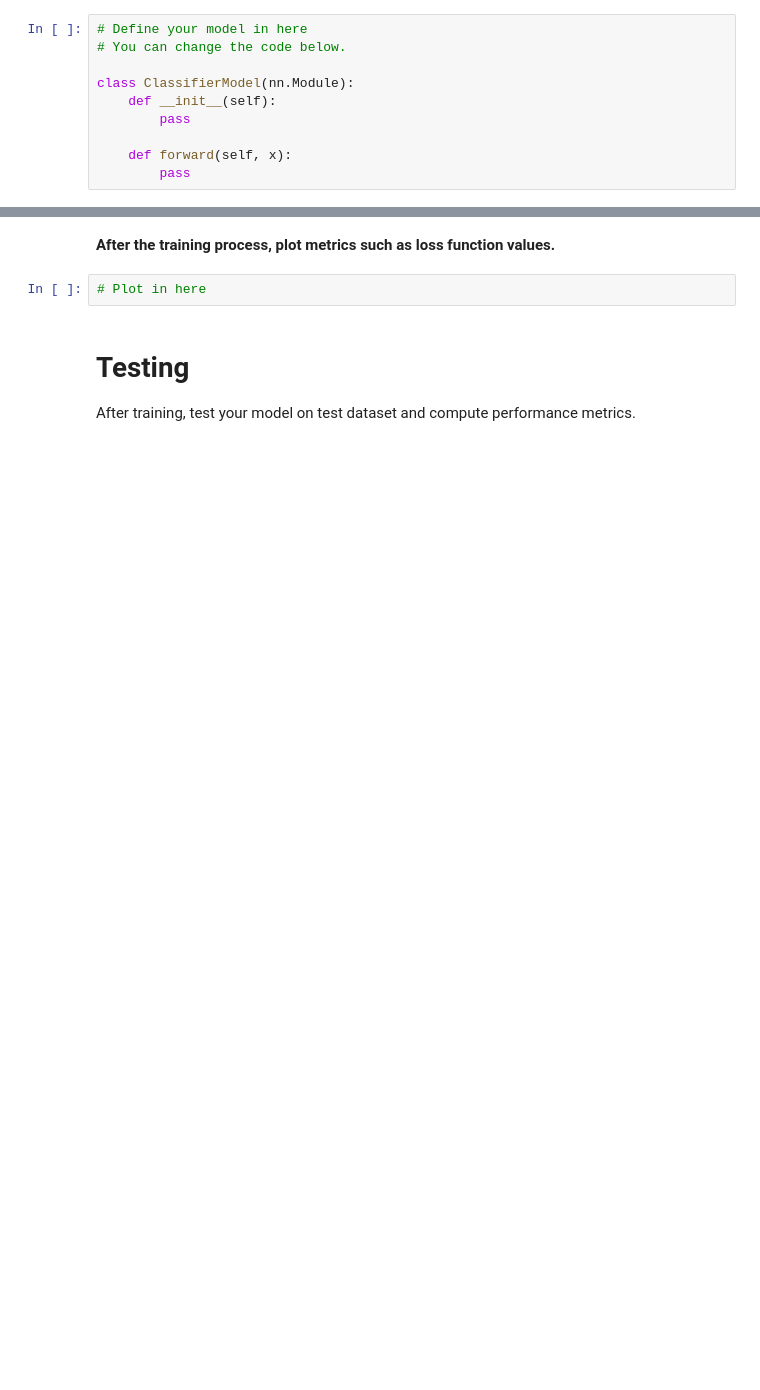
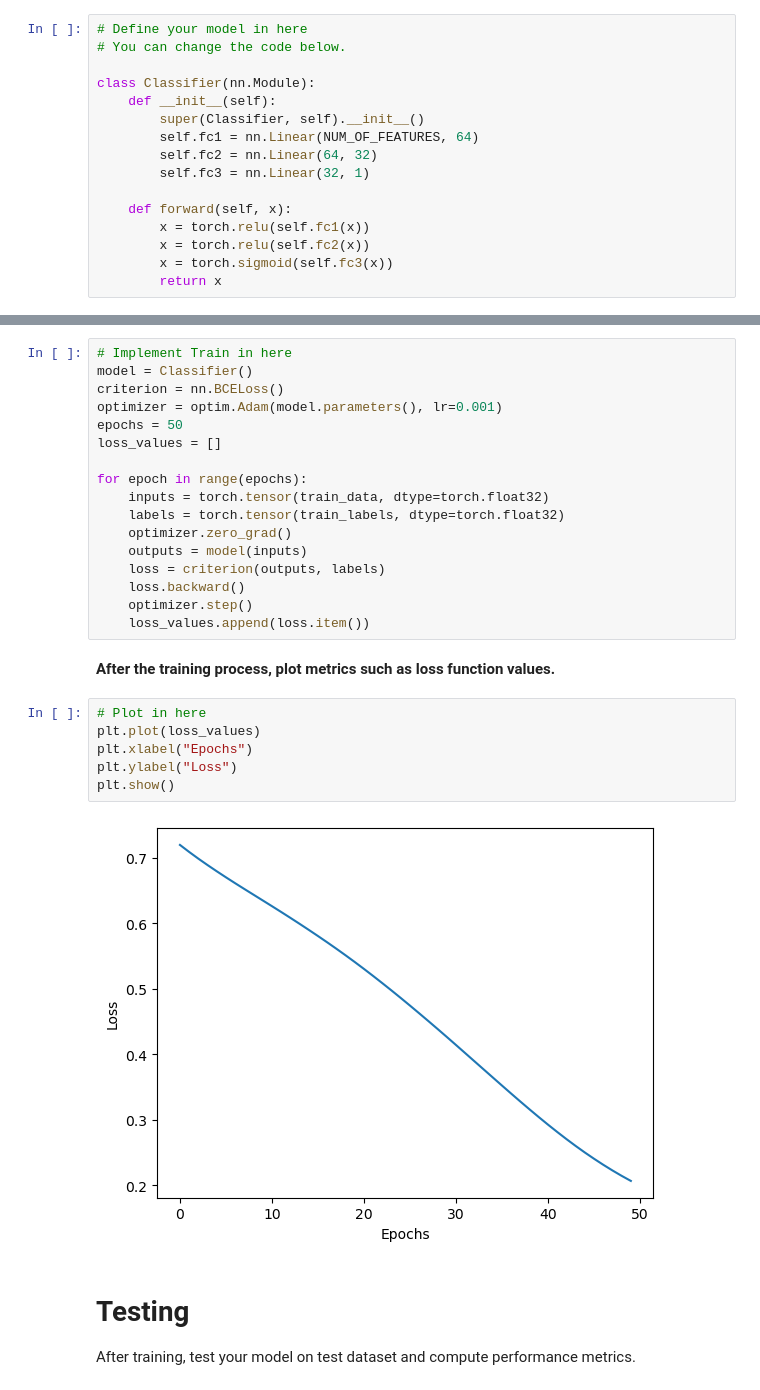
Before and after one commit to jrazi/machine-learning-bioinformatics-assignments-spring-2023, a Jupyter notebook: A3/HW3_MLforBio_Practical/HW3_MLforBio_MLP.ipynb, the cells around one changed output, grey strips where cells are left out. Cells and saved outputs as stored; diff of their text form; blank space fills up the shorter version.

```diff
--- a/A3/HW3_MLforBio_Practical/HW3_MLforBio_MLP.ipynb
+++ b/A3/HW3_MLforBio_Practical/HW3_MLforBio_MLP.ipynb
@@ -124,12 +274,18 @@ Apply PCA on Dorothea dataSet using <code>Scikit-Learn</code>.
 # Define your model in here
 # You can change the code below.
 
-class ClassifierModel(nn.Module):
+class Classifier(nn.Module):
     def __init__(self):
-        pass
+        super(Classifier, self).__init__()
+        self.fc1 = nn.Linear(NUM_OF_FEATURES, 64)
+        self.fc2 = nn.Linear(64, 32)
+        self.fc3 = nn.Linear(32, 1)
 
     def forward(self, x):
-        pass
+        x = torch.relu(self.fc1(x))
+        x = torch.relu(self.fc2(x))
+        x = torch.sigmoid(self.fc3(x))
+        return x
 # %% [markdown]
 # Train the model
 # %% [markdown]
@@ -139,7 +293,30 @@ class ClassifierModel(nn.Module):
+# %%
+# Implement Train in here
+model = Classifier()
+criterion = nn.BCELoss()
+optimizer = optim.Adam(model.parameters(), lr=0.001)
+epochs = 50
+loss_values = []
+
+for epoch in range(epochs):
+    inputs = torch.tensor(train_data, dtype=torch.float32)
+    labels = torch.tensor(train_labels, dtype=torch.float32)
+    optimizer.zero_grad()
+    outputs = model(inputs)
+    loss = criterion(outputs, labels)
+    loss.backward()
+    optimizer.step()
+    loss_values.append(loss.item())
 # %% [markdown]
 **After the training process, plot metrics such as loss function values.**
-# %%
-# Plot in here
+# %%
+# Plot in here
+plt.plot(loss_values)
+plt.xlabel("Epochs")
+plt.ylabel("Loss")
+plt.show()
+# %% [output]
+[figure, added]
 # %% [markdown]
 # Testing
 After training, test your model on test dataset and compute performance metrics.
```
Also changed, not shown: parts of 19 cells of this notebook, 2 other files.
